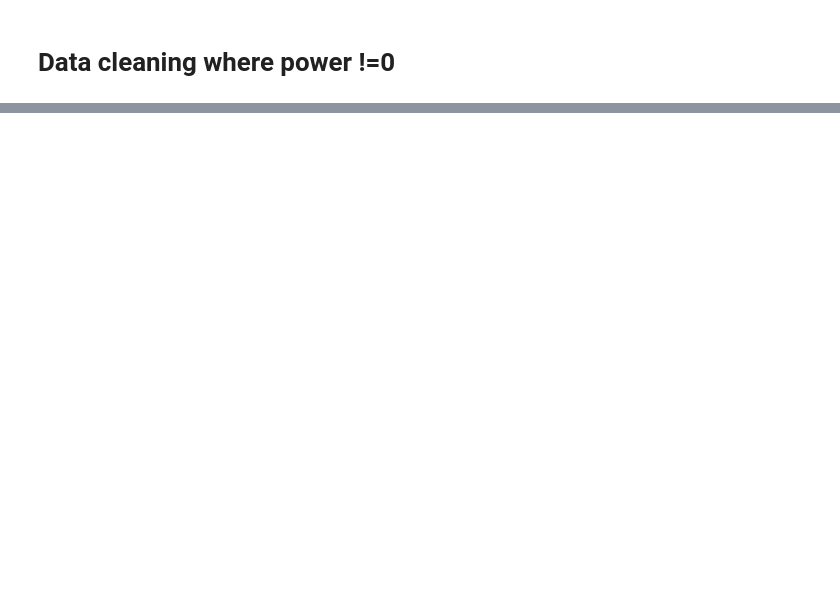
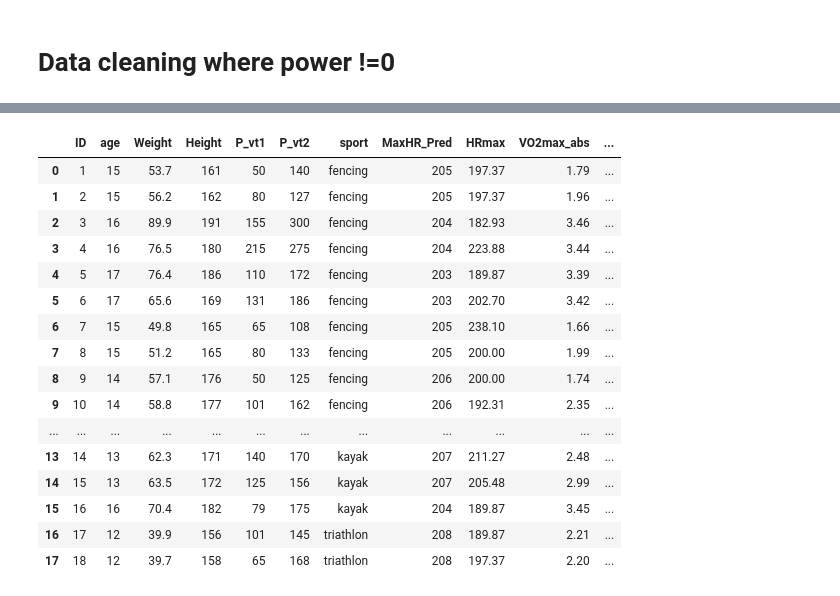
Before and after one commit to garinemanasa/Cardiorespiratory-_fitness, a Jupyter notebook: Cardiodatacleaning.ipynb, the cells around one changed output, grey strips where cells are left out. Saved outputs shown, nothing was run; the diff lists cells and outputs as text; code cells hidden in the pictures; blank space fills up the shorter version.

```diff
--- a/Cardiodatacleaning.ipynb
+++ b/Cardiodatacleaning.ipynb
@@ -413,3 +453,0 @@ time_rest = ecg_data[ecg_data['test']=='recovery'].groupby(['ID']).first()['time
-# %%
-df1=pd.merge(df1,time_rest,on='ID')
-df1
@@ -433,0 +456,3 @@ df1
+# %%
+df1['ATHR']=df1['HRmax']*0.85
+df1
@@ -433,0 +479,3 @@ df1
+# %%
+df1['Intensity']=df1['ATHR']-df1['HRrest']/df1['HRR']
+df1
@@ -482,3 +545,0 @@ df1
-# %%
-df1['ATHR_predicted']=df1['MaxHR']*0.85
-df1
@@ -653,0 +620,25 @@ sf
+# %%
+#Changing the dtype to float for round of
+df1[['HRrest','HRR','Intensity']]=df1[['HRrest','HRR','Intensity']].astype(float)
+
+cols = ['HRmax','VO2max_abs','HRrest','HRR','ATHR','Intensity']
+df1[cols] = round(df1[cols],2)
+df1
+# %% [output]
+|  | ID | age | Weight | Height | P_vt1 | P_vt2 | sport | MaxHR_Pred | HRmax | VO2max_abs | ... |
+| 0 | 1 | 15 | 53.7 | 161 | 50 | 140 | fencing | 205 | 197.37 | 1.79 | ... |
+| 1 | 2 | 15 | 56.2 | 162 | 80 | 127 | fencing | 205 | 197.37 | 1.96 | ... |
+| 2 | 3 | 16 | 89.9 | 191 | 155 | 300 | fencing | 204 | 182.93 | 3.46 | ... |
+| 3 | 4 | 16 | 76.5 | 180 | 215 | 275 | fencing | 204 | 223.88 | 3.44 | ... |
+| 4 | 5 | 17 | 76.4 | 186 | 110 | 172 | fencing | 203 | 189.87 | 3.39 | ... |
+| 5 | 6 | 17 | 65.6 | 169 | 131 | 186 | fencing | 203 | 202.70 | 3.42 | ... |
+| 6 | 7 | 15 | 49.8 | 165 | 65 | 108 | fencing | 205 | 238.10 | 1.66 | ... |
+| 7 | 8 | 15 | 51.2 | 165 | 80 | 133 | fencing | 205 | 200.00 | 1.99 | ... |
+| 8 | 9 | 14 | 57.1 | 176 | 50 | 125 | fencing | 206 | 200.00 | 1.74 | ... |
+| 9 | 10 | 14 | 58.8 | 177 | 101 | 162 | fencing | 206 | 192.31 | 2.35 | ... |
+| ... | ... | ... | ... | ... | ... | ... | ... | ... | ... | ... | ... |
+| 13 | 14 | 13 | 62.3 | 171 | 140 | 170 | kayak | 207 | 211.27 | 2.48 | ... |
+| 14 | 15 | 13 | 63.5 | 172 | 125 | 156 | kayak | 207 | 205.48 | 2.99 | ... |
+| 15 | 16 | 16 | 70.4 | 182 | 79 | 175 | kayak | 204 | 189.87 | 3.45 | ... |
+| 16 | 17 | 12 | 39.9 | 156 | 101 | 145 | triathlon | 208 | 189.87 | 2.21 | ... |
+| 17 | 18 | 12 | 39.7 | 158 | 65 | 168 | triathlon | 208 | 197.37 | 2.20 | ... |
```
Also changed, not shown: parts of 63 cells of this notebook, 2 other files.
